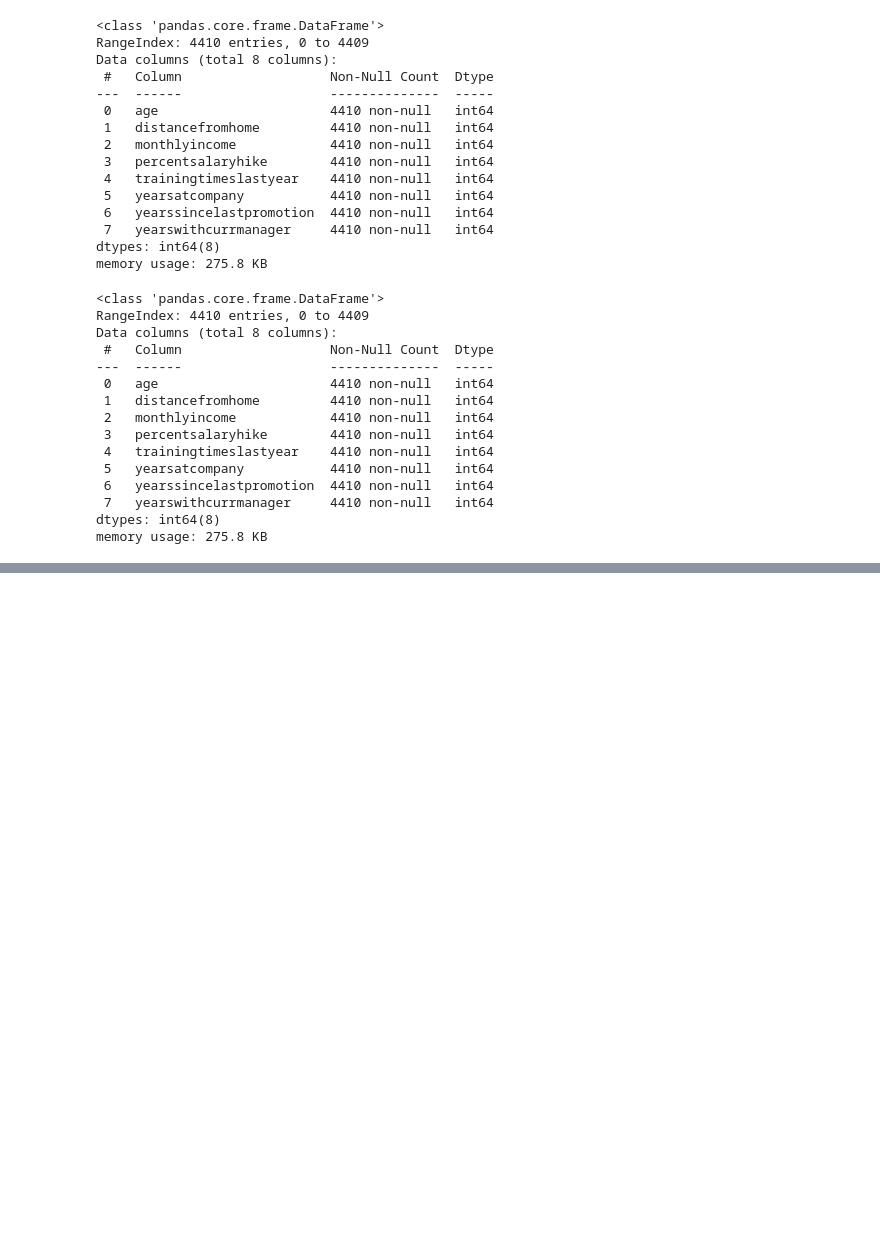
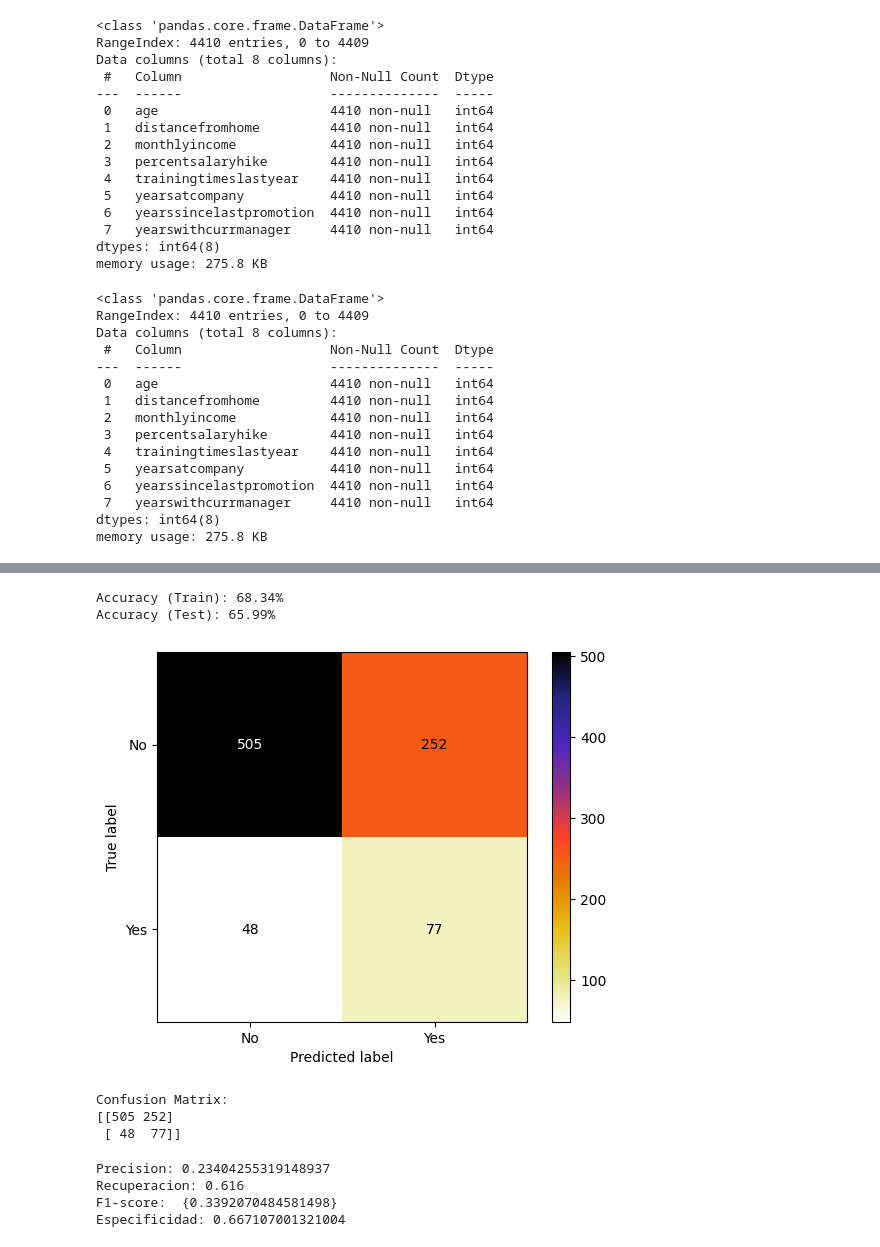
Before and after one commit to Astridgiraldo/RH, a Jupyter notebook: SEL_VAR.ipynb, the cells around one changed output, grey strips where cells are left out. Drawn from its saved outputs; the diff is of its cells as text; code cells hidden in the pictures; blank space fills up the shorter version.

```diff
--- a/SEL_VAR.ipynb
+++ b/SEL_VAR.ipynb
@@ -547,0 +692,53 @@ memory usage: 275.8 KB
+# %%
+# Crea el modelo de regresión logística con regularización L2
+regr2 = LogisticRegression(random_state=6, penalty='l2', class_weight='balanced')  # L2 es Ridge
+
+# Calibra el modelo en los datos seleccionados por Lasso
+regr2.fit(X_var_train, y_train)
+
+# Realiza predicciones sobre el conjunto de entrenamiento
+y_pred_train = regr2.predict(X_var_train)
+
+# Exactitud del modelo en el conjunto de entrenamiento
+accuracy_train = regr2.score(X_var_train, y_train)
+print("Accuracy (Train): {:.2f}%".format(accuracy_train * 100))
+
+# Realiza predicciones sobre el conjunto de prueba
+y_pred_test2 = regr2.predict(X_var_test)
+
+# Exactitud del modelo en el conjunto de prueba
+accuracy_test = regr2.score(X_var_test, y_test)
+print("Accuracy (Test): {:.2f}%".format(accuracy_test * 100))
+
+# Matriz de confusión en el conjunto de prueba
+from sklearn.metrics import confusion_matrix, ConfusionMatrixDisplay
+
+conf_matrix2 = confusion_matrix(y_test, y_pred_test2, labels=regr2.classes_)
+disp = ConfusionMatrixDisplay(confusion_matrix=conf_matrix2, display_labels=le.classes_)
+disp.plot(cmap='CMRmap_r')
+plt.show()
+print("Confusion Matrix:")
+print(conf_matrix2)
+# %% [output]
+Accuracy (Train): 68.34%
+Accuracy (Test): 65.99%
+[figure, added]
+Confusion Matrix:
+[[505 252]
+ [ 48  77]]
+# %%
+tn, fp, fn, tp = conf_matrix2.ravel()
+
+# Calculo de metricas
+precision=tp/(tp+fp)
+recall=tp/(tp+fn)
+especificidad=tn/(fp+tn)
+print(f'Precision: {precision}')
+print(f'Recuperacion: {recall}')
+print("F1-score: ", {(2*precision*recall)/(precision+recall)})
+print(f'Especificidad: {especificidad}')
+# %% [output]
+Precision: 0.23404255319148937
+Recuperacion: 0.616
+F1-score:  {0.3392070484581498}
+Especificidad: 0.667107001321004
```
Also changed, not shown: parts of 16 cells of this notebook.
